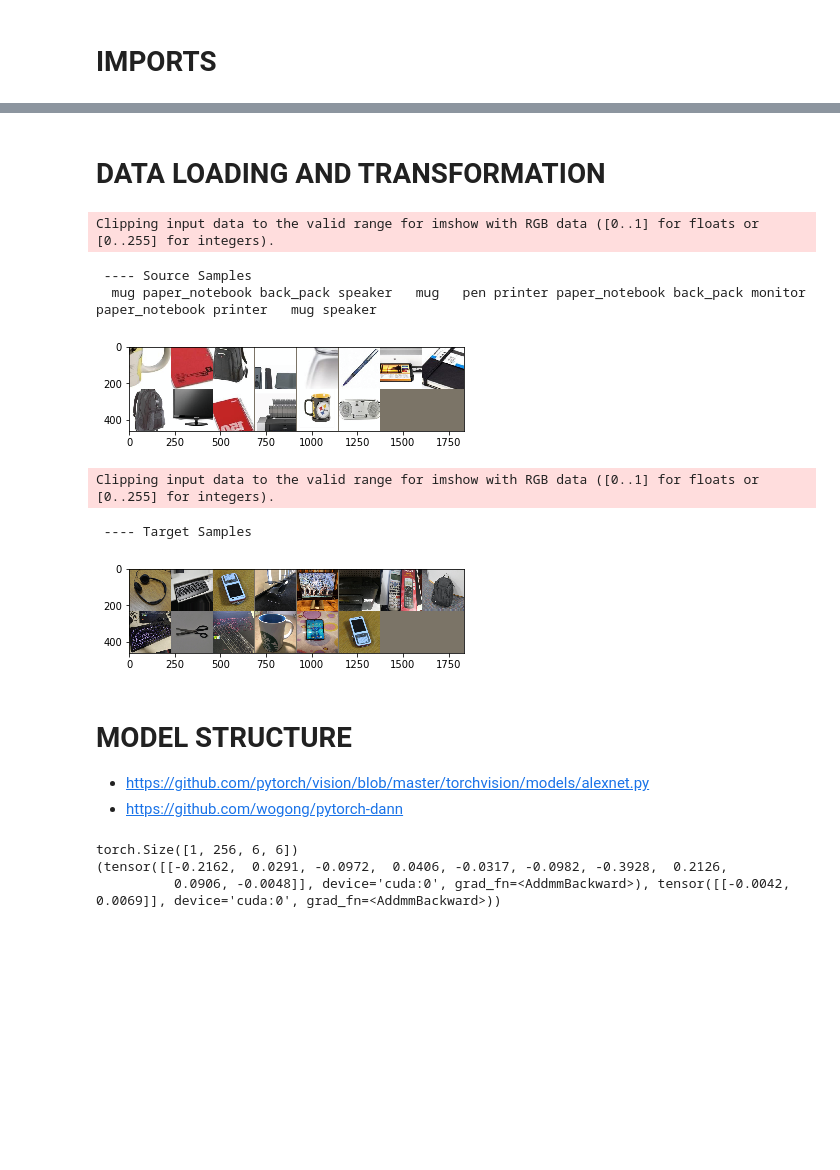
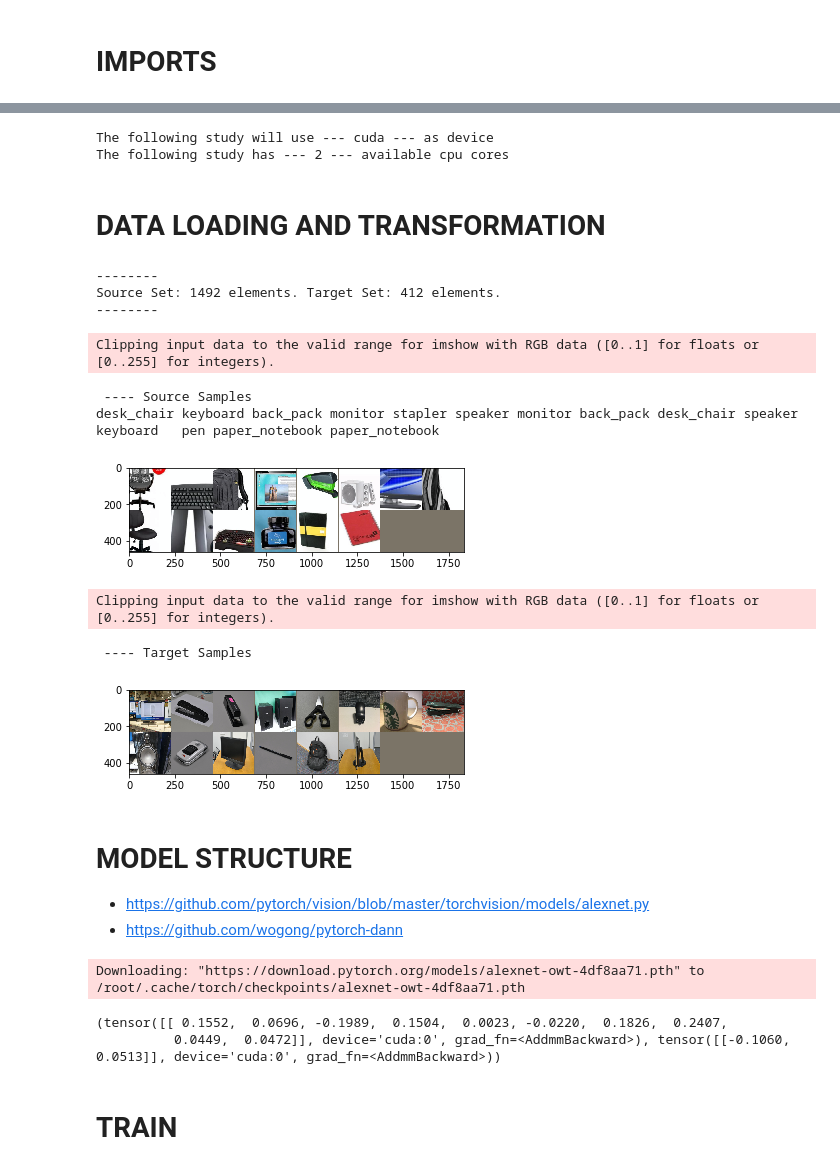
Before and after one commit to pierresegonne/ELEC5307_Project2, a Jupyter notebook: Task2.ipynb, the cells around one changed output, grey strips where cells are left out. Cells and saved outputs as stored; diff of their text form; code cells hidden in the pictures; blank space fills up the shorter version.

Commit message:
Testing training

```diff
--- a/Task2.ipynb
+++ b/Task2.ipynb
@@ -72,5 +77,12 @@ from torchvision.datasets import ImageFolder
 # %%
 device = torch.device("cuda" if torch.cuda.is_available() else "cpu")
+print(f'The following study will use --- {device} --- as device')
+
+cpu_cores = multiprocessing.cpu_count()
+print(f'The following study has --- {cpu_cores} --- available cpu cores')
+# %% [output]
+The following study will use --- cuda --- as device
+The following study has --- 2 --- available cpu cores
 # %% [markdown]
 # DATA LOADING AND TRANSFORMATION
 # %%
@@ -142,7 +154,7 @@ class TargetImageFolder(Dataset):
     sample = self.loader(path)
     if self.transform is not None:
       sample = self.transform(sample)
-    return sample
+    return sample, _
 # %%
 SOURCE_NORMALIZATION = {'mean': [0.485, 0.456, 0.406], 'std': [0.229, 0.224, 0.225]}
 TARGET_NORMALIZATION = {'mean': [0.485, 0.456, 0.406], 'std': [0.229, 0.224, 0.225]}
@@ -167,41 +179,47 @@ target_set = TargetImageFolder(TARGET_FOLDER, default_loader, transform=target_t
 def unnormalize(x, mean, std):
   x = x * np.array(std).reshape(x.shape[0], 1, 1) + np.array(mean).reshape(x.shape[0], 1, 1)
   return x
 
 def showimg(tensor, normalization=None):
     # tensor = tensor / 2 + 0.5     # unnormalize, because normalization is (img - 0.5)/0.5 in transforms.Normalize
     npimg = tensor.numpy()
     if normalization:
       npimg = unnormalize(npimg, normalization['mean'], normalization['std'])
     plt.imshow(np.transpose(npimg, (1, 2, 0)))
     plt.show()
+
+# Size of both sets
+print(f'--------\nSource Set: {len(source_set)} elements. Target Set: {len(target_set)} elements.\n--------')
 
 # Samples dataloaders
 source_loader = DataLoader(source_set, batch_size=14, shuffle=True, num_workers=1)
 
 target_loader = DataLoader(target_set, batch_size=14, shuffle=True, num_workers=1)
 
 
 # Source Sample
 dataiter = source_loader.__iter__()
 input, labels = dataiter.next()
 print(' ---- Source Samples')
 print(' '.join('%5s' % source_set.classes[labels[j]] for j in range(14)))
 showimg(torchvision.utils.make_grid(input), SOURCE_NORMALIZATION)
 
 # Target Sample
 dataiter = target_loader.__iter__()
-input = dataiter.next()
+input, _ = dataiter.next()
 print(' ---- Target Samples')
 showimg(torchvision.utils.make_grid(input), TARGET_NORMALIZATION)
 # %% [output]
-Clipping input data to the valid range for imshow with RGB data ([0..1] for floats or [0..255] for integers).
+--------
+Source Set: 1492 elements. Target Set: 412 elements.
+--------
- ---- Source Samples
-  mug paper_notebook back_pack speaker   mug   pen printer paper_notebook back_pack monitor paper_notebook printer   mug speaker
+Clipping input data to the valid range for imshow with RGB data ([0..1] for floats or [0..255] for integers).
+ ---- Source Samples
+desk_chair keyboard back_pack monitor stapler speaker monitor back_pack desk_chair speaker keyboard   pen paper_notebook paper_notebook
-[figure, old version]
+[figure, new version]
-Clipping input data to the valid range for imshow with RGB data ([0..1] for floats or [0..255] for integers).
- ---- Target Samples
+Clipping input data to the valid range for imshow with RGB data ([0..1] for floats or [0..255] for integers).
+ ---- Target Samples
-[figure, old version]
+[figure, new version]
 # %% [markdown]
 # MODEL STRUCTURE
 
@@ -245,7 +263,7 @@ class DANN(nn.Module):
     )
 
     self.domain_classifier = nn.Sequential(
-      nn.Linear(int(bottleneck_features / 2), 1024),
+      nn.Linear(int(bottleneck_features / 2), 1024), # 1024 is recommended in paper.
       nn.ReLU(inplace=True),
       nn.Dropout(),
       nn.Linear(1024, 1024),
@@ -271,6 +289,8 @@ INPUT_SIZE = (3, 227, 227)
 input_random = torch.rand((1, INPUT_SIZE[0], INPUT_SIZE[1], INPUT_SIZE[2])).to(device)
 print(dann_test(input_random))
 # %% [output]
-torch.Size([1, 256, 6, 6])
-(tensor([[-0.2162,  0.0291, -0.0972,  0.0406, -0.0317, -0.0982, -0.3928,  0.2126,
-          0.0906, -0.0048]], device='cuda:0', grad_fn=<AddmmBackward>), tensor([[-0.0042,  0.0069]], device='cuda:0', grad_fn=<AddmmBackward>))
+Downloading: "https://download.pytorch.org/models/alexnet-owt-4df8aa71.pth" to /root/.cache/torch/checkpoints/alexnet-owt-4df8aa71.pth
+(tensor([[ 0.1552,  0.0696, -0.1989,  0.1504,  0.0023, -0.0220,  0.1826,  0.2407,
+          0.0449,  0.0472]], device='cuda:0', grad_fn=<AddmmBackward>), tensor([[-0.1060,  0.0513]], device='cuda:0', grad_fn=<AddmmBackward>))
+# %% [markdown]
+# TRAIN
```
Also changed, not shown: parts of 14 cells of this notebook.
